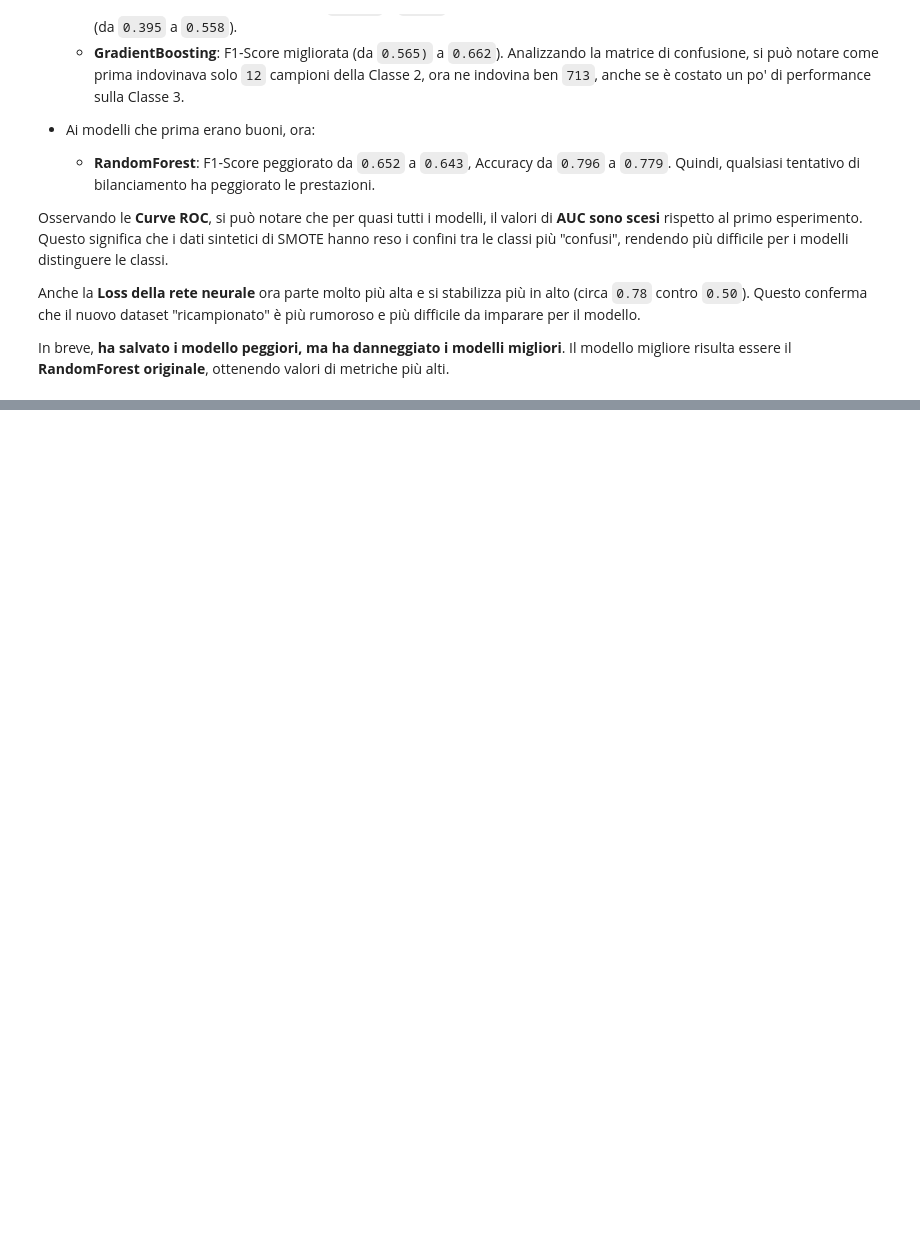
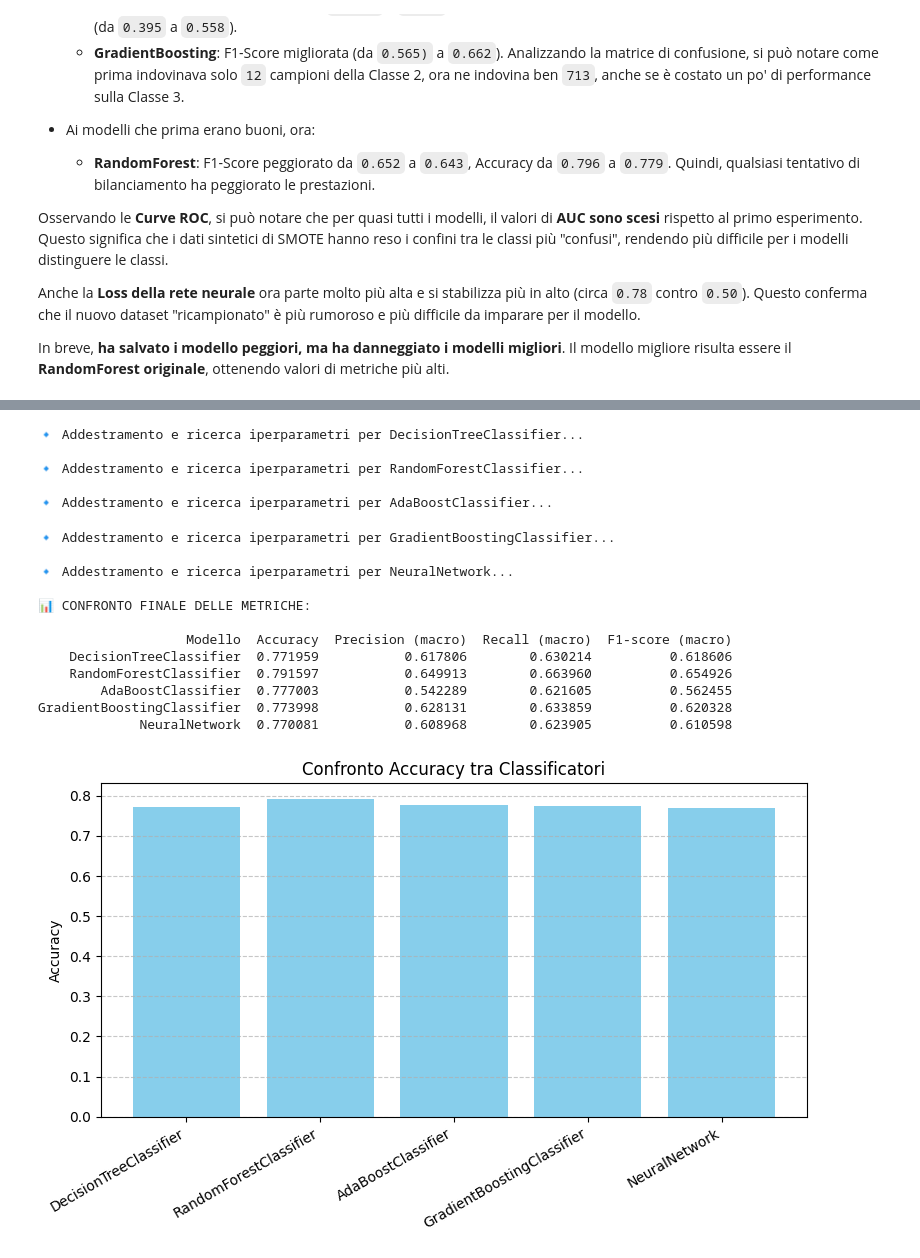
Before and after one commit to MattSona99/DataScience, a Jupyter notebook: Classification_Clustering_TimeSeries/Classificazione.ipynb, the cells around one changed output, grey strips where cells are left out. Drawn from its saved outputs; the diff is of its cells as text; code cells hidden in the pictures; blank space fills up the shorter version.

```diff
--- a/Classification_Clustering_TimeSeries/Classificazione.ipynb
+++ b/Classification_Clustering_TimeSeries/Classificazione.ipynb
@@ -668,0 +1031,80 @@ In breve, **ha salvato i modello peggiori, ma ha danneggiato i modelli migliori*
+# %%
+# ==============================
+# Definizione dei classificatori CON BILANCIAMENTO CUSTOM
+# ==============================
+
+classifiers_smoteenn = [
+    ("DecisionTreeClassifier",
+     ImbPipeline([
+         ('resampling', smote_only),
+         ('model', DecisionTreeClassifier(random_state=42))
+     ]),
+     {"model__max_depth": [10, 13, 15, 18, 20, 23]}),
+
+    ("RandomForestClassifier",
+     ImbPipeline([
+         ('resampling', smote_only),
+         ('model', RandomForestClassifier(random_state=42))
+     ]),
+     {"model__n_estimators": [5, 10, 15, 25, 30], "model__max_depth": [10, 13, 15, 18, 20, 23]}),
+
+    ("AdaBoostClassifier",
+     ImbPipeline([
+         ('resampling', smote_only),
+         ('model', AdaBoostClassifier(random_state=42))
+     ]),
+     {"model__n_estimators": [5, 10, 15, 25, 30]}),
+
+    ("GradientBoostingClassifier",
+     ImbPipeline([
+         ('resampling', smote_only),
+         ('model', GradientBoostingClassifier(random_state=42))
+     ]),
+     {"model__n_estimators": [5, 15, 25, 25, 30]}),
+
+    ("NeuralNetwork",
+     ImbPipeline([
+         ('resampling', smote_only),
+         ('model', Pipeline([
+             ('scaler', StandardScaler()),
+             ('clf', MLPClassifier(
+                 hidden_layer_sizes=(64, 32, 16),
+                 activation='relu',
+                 solver='adam',
+                 max_iter=100,
+                 random_state=42
+             ))
+         ]))
+     ]),
+     {"model__clf__hidden_layer_sizes": [(64, 32, 16), (32, 16, 8)],
+      "model__clf__max_iter": [300, 400]})
+]
+
+# Addestramento e ricerca iperparametri per ogni classificatore
+results_smoteenn = train_and_evaluate_models(classifiers_smoteenn, X_train, y_train, X_test, y_test)
+
+# Visualizzazione dei risultati
+metrics_summary_smoteenn = summarize_metrics(results_smoteenn)
+plot_accuracy_bar(metrics_summary_smoteenn)
+plot_confusion_matrices(results_smoteenn)
+plot_roc_curves(results_smoteenn, y_test)
+plot_neural_network_loss(results_smoteenn)
+# %% [output]
+🔹 Addestramento e ricerca iperparametri per DecisionTreeClassifier...
+
+🔹 Addestramento e ricerca iperparametri per RandomForestClassifier...
+
+🔹 Addestramento e ricerca iperparametri per AdaBoostClassifier...
+🔹 Addestramento e ricerca iperparametri per GradientBoostingClassifier...
+
+🔹 Addestramento e ricerca iperparametri per NeuralNetwork...
+
+📊 CONFRONTO FINALE DELLE METRICHE:
+
+                   Modello  Accuracy  Precision (macro)  Recall (macro)  F1-score (macro)
+    DecisionTreeClassifier  0.771959           0.617806        0.630214          0.618606
+    RandomForestClassifier  0.791597           0.649913        0.663960          0.654926
+        AdaBoostClassifier  0.777003           0.542289        0.621605          0.562455
+GradientBoostingClassifier  0.773998           0.628131        0.633859          0.620328
+             NeuralNetwork  0.770081           0.608968        0.623905          0.610598
+[figure, added]
```
Also changed, not shown: parts of 12 cells of this notebook.
